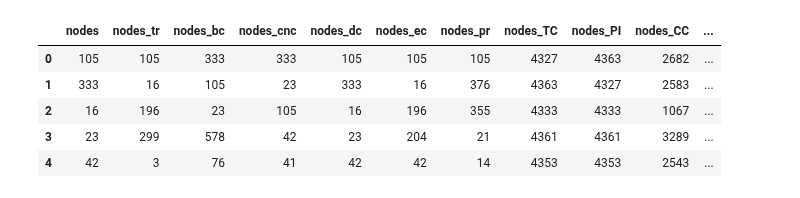
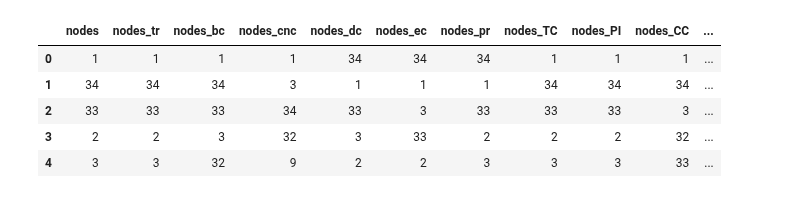
Before and after one commit to amshoo/python, a Jupyter notebook: Total_Power_of_Node.ipynb, the cells around one changed output. Cells and saved outputs as stored; diff of their text form; code cells hidden in the pictures.

```diff
--- a/Total_Power_of_Node.ipynb
+++ b/Total_Power_of_Node.ipynb
@@ -127,21 +125,21 @@ print(ranking_table)
 # %%
-cent = pd.read_csv('result/email/Top_Five_cent_email_network.csv')
-eff = pd.read_csv('result/email/eff1_Rank_table_email_network.csv')
+cent = pd.read_csv('result/kc/Top_Five_cent_kc_network.csv')
+eff = pd.read_csv('result/kc/eff1_Rank_table_kcnew_network.csv')
 all_in = pd.concat([eff,cent,Top_Fivep], axis=1, sort=False)
 
 Top_Five_all_in = pd.DataFrame(all_in.loc[0:4])
 ranking_table_all_in = pd.concat([Top_Five_all_in['nodes'],Top_Five_all_in['nodes_tr'], Top_Five_all_in['nodes_bc'], Top_Five_all_in['nodes_cnc'],
                                   Top_Five_all_in['nodes_dc'], Top_Five_all_in['nodes_ec'],Top_Five_all_in['nodes_pr'],
                                   Top_Five_all_in['nodes_TC'],
                                   Top_Five_all_in['nodes_PI'], Top_Five_all_in['nodes_CC'],Top_Five_all_in['nodes_TPN']],
                                  axis=1, sort=False)
 
-#ranking_table_all_in.to_csv('result/ranking_table_all_in_email.csv')
+#ranking_table_all_in.to_csv('result/ranking_table_all_in_kcnew.csv')
 ranking_table_all_in
 # %% [output]
 |  | nodes | nodes_tr | nodes_bc | nodes_cnc | nodes_dc | nodes_ec | nodes_pr | nodes_TC | nodes_PI | nodes_CC | ... |
-| 0 | 105 | 105 | 333 | 333 | 105 | 105 | 105 | 4327 | 4363 | 2682 | ... |
-| 1 | 333 | 16 | 105 | 23 | 333 | 16 | 376 | 4363 | 4327 | 2583 | ... |
-| 2 | 16 | 196 | 23 | 105 | 16 | 196 | 355 | 4333 | 4333 | 1067 | ... |
-| 3 | 23 | 299 | 578 | 42 | 23 | 204 | 21 | 4361 | 4361 | 3289 | ... |
-| 4 | 42 | 3 | 76 | 41 | 42 | 42 | 14 | 4353 | 4353 | 2543 | ... |
+| 0 | 1 | 1 | 1 | 1 | 34 | 34 | 34 | 1 | 1 | 1 | ... |
+| 1 | 34 | 34 | 34 | 3 | 1 | 1 | 1 | 34 | 34 | 34 | ... |
+| 2 | 33 | 33 | 33 | 34 | 33 | 3 | 33 | 33 | 33 | 3 | ... |
+| 3 | 2 | 2 | 3 | 32 | 3 | 33 | 2 | 2 | 2 | 32 | ... |
+| 4 | 3 | 3 | 32 | 9 | 2 | 2 | 3 | 3 | 3 | 33 | ... |
```
Also changed, not shown: parts of 4 cells of this notebook, 11 other files.
